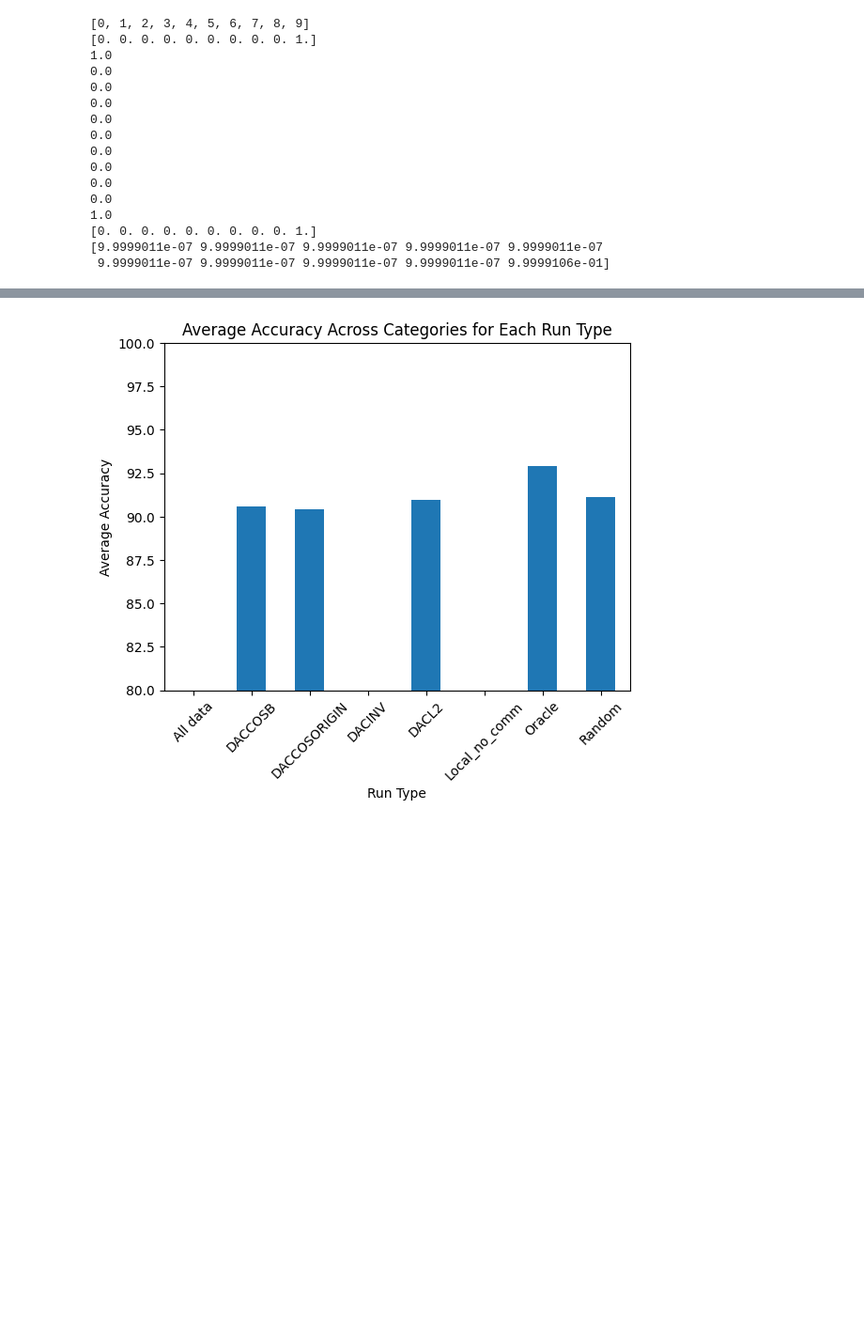
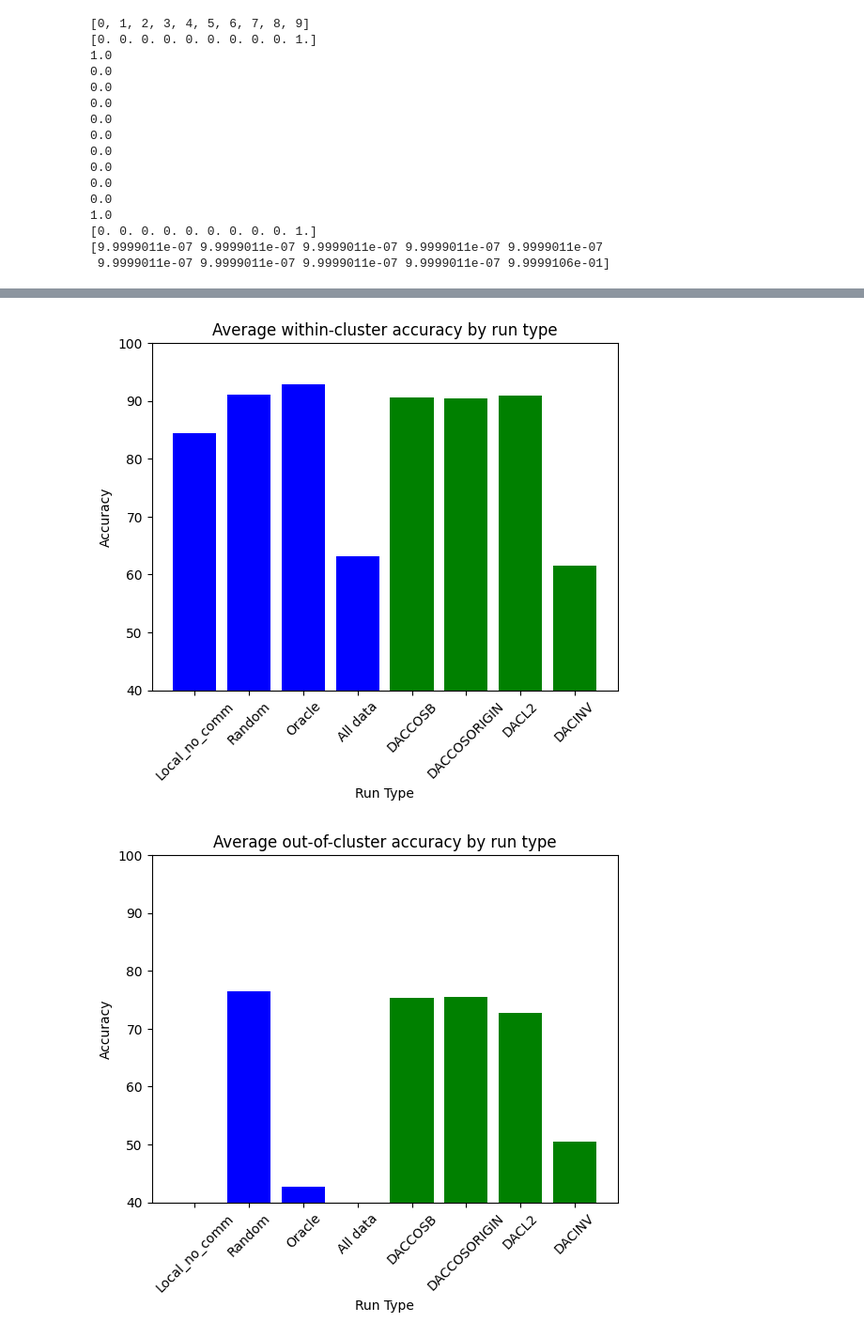
Before and after one commit to tomhagander/decentralized_deep_learning, a Jupyter notebook: playaround.ipynb, the cells around one changed output, grey strips where cells are left out. Shown at 94% size. Drawn from its saved outputs; the diff is of its cells as text; code cells hidden in the pictures; blank space fills up the shorter version.

```diff
--- a/playaround.ipynb
+++ b/playaround.ipynb
@@ -262,22 +269,28 @@ plot_average_accuracy(df, 'Sketch')
-# %%
-# Group the dataframe by run type and calculate the average accuracy for each category
-grouped_df = df.groupby('Run_Type').mean()[['Photo_average_accuracy', 'Art_average_accuracy', 'Sketch_average_accuracy', 'Cartoon_average_accuracy']]
-
-# Calculate the average across categories for each run type
-grouped_df['Average'] = grouped_df.mean(axis=1)
-
-# Plot the bar chart
-grouped_df['Average'].plot(kind='bar', rot=45)
-
-# Add labels and title
-plt.xlabel('Run Type')
-plt.ylabel('Average Accuracy')
-plt.title('Average Accuracy Across Categories for Each Run Type')
-
-# set the y axis range to 0-100
-plt.ylim(80, 100)
-
-# Show the plot
-plt.show()
-# %% [output]
-[figure, removed]
+# %%
+def plot_accuracy_general(dataframe, category, title):
+
+    run_types = dataframe['Run_Type'].unique()
+    colors = ['blue'] * 4 + ['green'] * 4 + ['red'] * 4  # Set all bars to the same color
+    plt.ylim(40, 100)  # Set y-axis range
+
+    for i, run_type in enumerate(run_types):
+        run_type_df = dataframe[dataframe['Run_Type'] == run_type]
+        avg = run_type_df[category]
+        plt.bar(run_type, avg, capsize=5, color=colors[i])  # Set color for each bar
+    plt.xticks(rotation=45)  # Rotate x-axis labels by 45 degrees
+
+    # add title
+    plt.title(title)
+    # set y axis to accuracy
+    plt.ylabel('Accuracy')
+    # set x axis to run type
+    plt.xlabel('Run Type')
+
+    plt.show()
+
+plot_accuracy_general(df, 'autocluster_acc', 'Average within-cluster accuracy by run type')
+plot_accuracy_general(df, 'heterocluster_acc', 'Average out-of-cluster accuracy by run type')
+plot_accuracy_general(df, 'average_acc', 'Average accuracy (including out-of-cluster) by run type')
+# %% [output]
+[figure, added]
+[figure, added]
```
Also changed, not shown: parts of 3 cells of this notebook, 3 other files.
